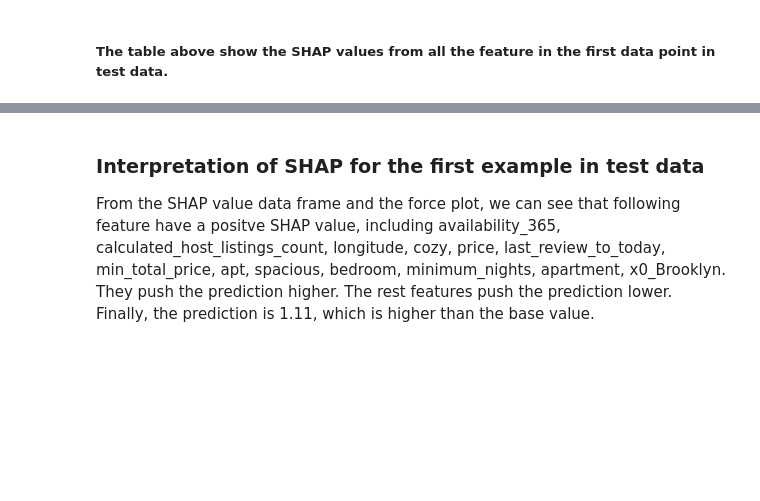
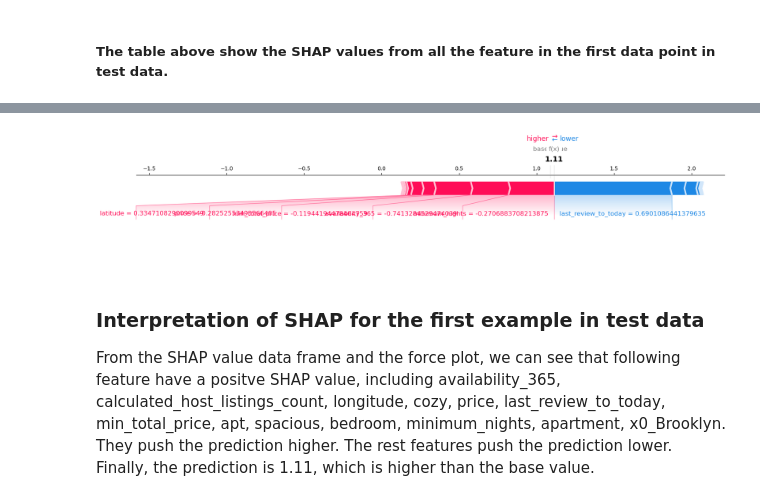
Before and after one commit to Zijing-Liu/Predicting_Airbnb_listings_popularity, a Jupyter notebook: hw5.ipynb, the cells around one changed output, grey strips where cells are left out. Saved outputs shown, nothing was run; the diff lists cells and outputs as text; code cells hidden in the pictures; blank space fills up the shorter version.

```diff
--- a/hw5.ipynb
+++ b/hw5.ipynb
@@ -1487,15 +1389,3 @@ latitude                          -0.077639
 room_type                         -0.162982
 # %% [markdown]
 ##### The table above show the SHAP values from all the feature in the first data point in test data.
-# %%
-rounded_shap_values = np.round(test_lgbm_shap_values[1, :], 2)
-lgbm_explainer.expected_value = np.round(lgbm_explainer.expected_value, 2)
-shap.force_plot(
-    lgbm_explainer.expected_value,
-    rounded_shap_values,
-    np.round(X_test_enc.iloc[1, :], 2),
-    matplotlib=True
-)
-lgbm_explainer.expected_value
-rounded_shap_values
-X_test_enc
@@ -1517,3 +1392,12 @@ X_test_enc
+# %%
+shap.force_plot(
+    lgbm_explainer.expected_value, # expected value
+    test_lgbm_shap_values[1, :], # SHAP values associated with the example we want to explain
+    X_test_enc.iloc[1, :], # Feature vector of the example
+    matplotlib=True,
+)
+# %% [output]
+[figure, added]
 # %% [markdown]
 ###  Interpretation of SHAP for the first example in test data
 From the SHAP value data frame and the force plot, we can see that following feature have a positve SHAP value, including availability_365, calculated_host_listings_count, longitude, cozy, price, last_review_to_today, min_total_price, apt, spacious, bedroom, minimum_nights, apartment, x0_Brooklyn. They push the prediction higher. The rest features push the prediction lower. Finally, the prediction is 1.11, which is higher than the base value.
```
Also changed, not shown: parts of 34 cells of this notebook.
